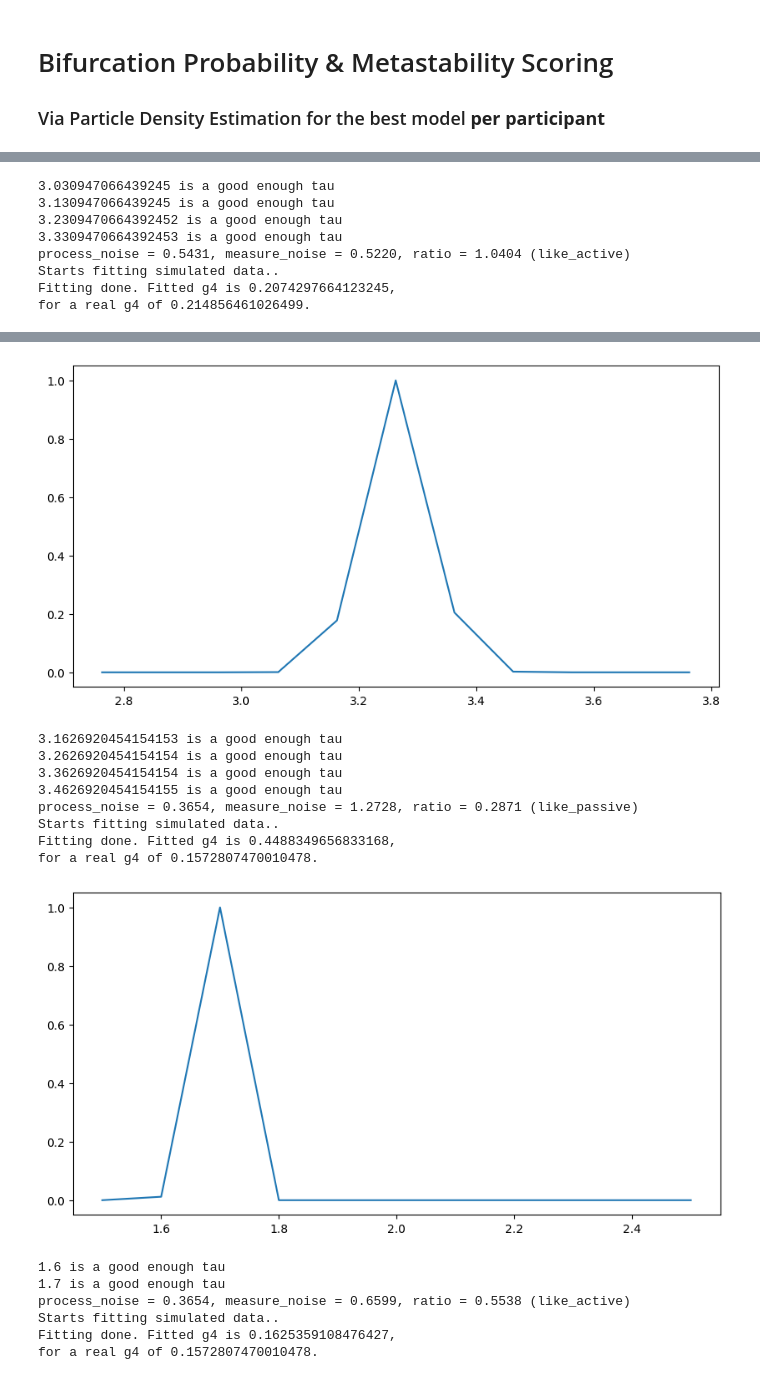
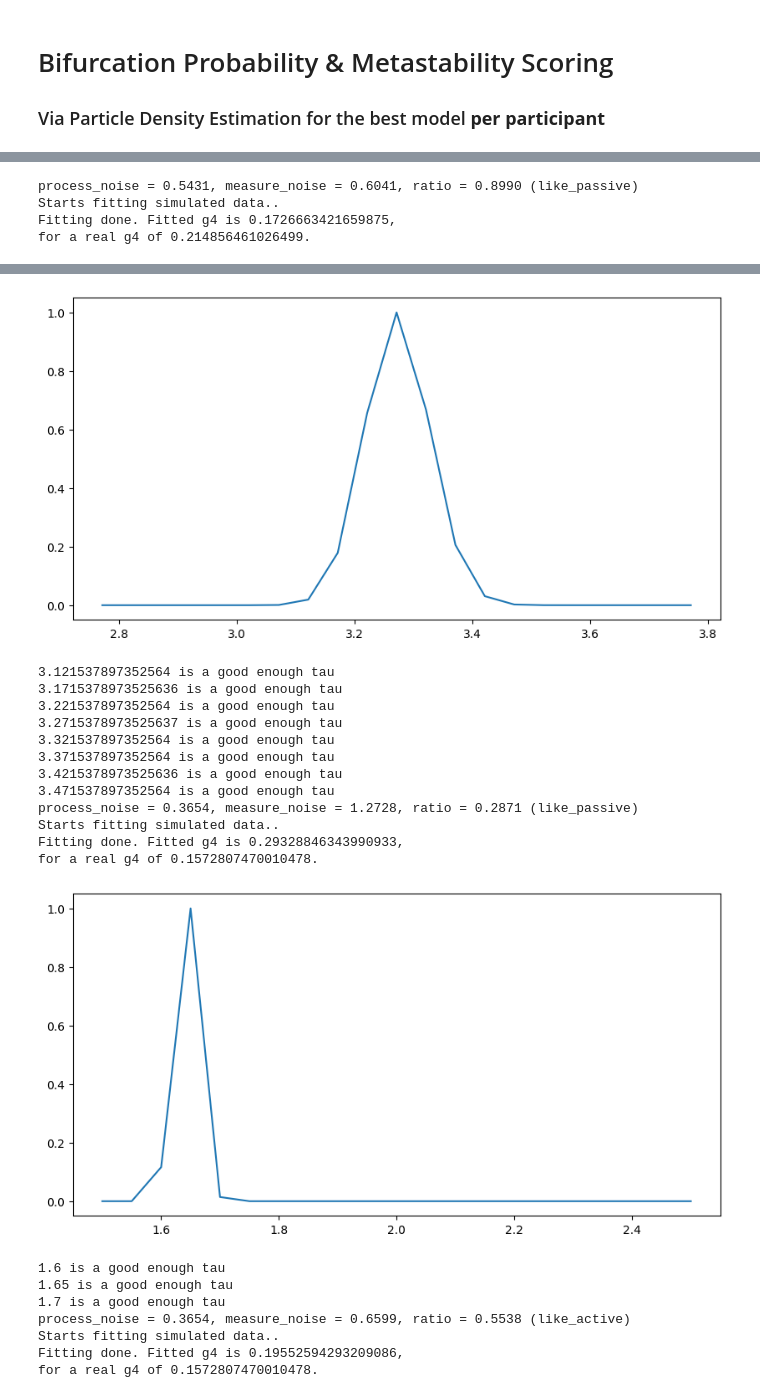
Before and after one commit to ThoHardy/SOUNDMODEL, a Jupyter notebook: MetaBifurc_MeasureNoiseControl.ipynb, the cells around one changed output, grey strips where cells are left out. Cells and saved outputs as stored; diff of their text form; code cells hidden in the pictures.

Commit message:
Updated parameter recovery scripts, made the metastability and bifurcation scores more fined-grain, updated the general statistical tests comparing the fitted model parameters.

```diff
--- a/MetaBifurc_MeasureNoiseControl.ipynb
+++ b/MetaBifurc_MeasureNoiseControl.ipynb
@@ -129,12 +129,12 @@ for part in tqdm(range(20), desc="Participants"):
         input_train_constant_stim[0] = np.zeros_like(state_train_constant_stim[0])
 
         # --- Define Ranges ---
-        thresh_range = np.linspace(0, 2, 11)
+        thresh_range = np.linspace(0, 2, 21)
         max_threshold = np.percentile(state_train[n_categories-1], 90)
         if gainmodul_parent.tau < 2:
-            tau_range = np.linspace(1.5, 2.5, 11)
+            tau_range = np.linspace(1.5, 2.5, 21)
         else:
-            tau_range = np.linspace(gainmodul_parent.tau - 0.5, gainmodul_parent.tau + 0.5, 11)
+            tau_range = np.linspace(gainmodul_parent.tau - 0.5, gainmodul_parent.tau + 0.5, 21)
 
 
         # --- Step 1: Grid Search for Tau (to fix input params for the next step) ---
@@ -274,7 +274,7 @@ for part in tqdm(range(20), desc="Participants"):
         bifprob = np.average(bif_array, weights=likelihood)
         metascore = np.average(meta_array, weights=likelihood)
         control_df.loc[len(control_df)] = [bifprob, metascore, gainmodul_true.measure_noise, gainmodul_true.process_noise, getattr(gainmodul_parent, 'g4'),
-                                            part, noise_condition]
+                                            part + 40, noise_condition]
 
         # Save summary CSV
         control_df.to_csv(file_path / f"metabifurc_control.csv", index=False)
@@ -319,0 +317,4 @@ for a real g4 of 0.214856461026499.
+process_noise = 0.5431, measure_noise = 0.6041, ratio = 0.8990 (like_passive)
+Starts fitting simulated data..
+Fitting done. Fitted g4 is 0.1726663421659875,
+for a real g4 of 0.214856461026499.
@@ -321,8 +321,0 @@ for a real g4 of 0.214856461026499.
-3.030947066439245 is a good enough tau
-3.130947066439245 is a good enough tau
-3.2309470664392452 is a good enough tau
-3.3309470664392453 is a good enough tau
-process_noise = 0.5431, measure_noise = 0.5220, ratio = 1.0404 (like_active)
-Starts fitting simulated data..
-Fitting done. Fitted g4 is 0.2074297664123245,
-for a real g4 of 0.214856461026499.
@@ -329,16 +335,21 @@ for a real g4 of 0.214856461026499.
-[figure, old version]
+[figure, new version]
-3.1626920454154153 is a good enough tau
-3.2626920454154154 is a good enough tau
-3.3626920454154154 is a good enough tau
-3.4626920454154155 is a good enough tau
-process_noise = 0.3654, measure_noise = 1.2728, ratio = 0.2871 (like_passive)
-Starts fitting simulated data..
-Fitting done. Fitted g4 is 0.4488349656833168,
-for a real g4 of 0.1572807470010478.
+3.121537897352564 is a good enough tau
+3.1715378973525636 is a good enough tau
+3.221537897352564 is a good enough tau
+3.2715378973525637 is a good enough tau
+3.321537897352564 is a good enough tau
+3.371537897352564 is a good enough tau
+3.4215378973525636 is a good enough tau
+3.471537897352564 is a good enough tau
+process_noise = 0.3654, measure_noise = 1.2728, ratio = 0.2871 (like_passive)
+Starts fitting simulated data..
+Fitting done. Fitted g4 is 0.29328846343990933,
+for a real g4 of 0.1572807470010478.
-[figure, old version]
+[figure, new version]
-1.6 is a good enough tau
-1.7 is a good enough tau
-process_noise = 0.3654, measure_noise = 0.6599, ratio = 0.5538 (like_active)
-Starts fitting simulated data..
-Fitting done. Fitted g4 is 0.1625359108476427,
-for a real g4 of 0.1572807470010478.
+1.6 is a good enough tau
+1.65 is a good enough tau
+1.7 is a good enough tau
+process_noise = 0.3654, measure_noise = 0.6599, ratio = 0.5538 (like_active)
+Starts fitting simulated data..
+Fitting done. Fitted g4 is 0.19552594293209086,
+for a real g4 of 0.1572807470010478.
```
Also changed, not shown: parts of 4 cells of this notebook, 14 other files.
